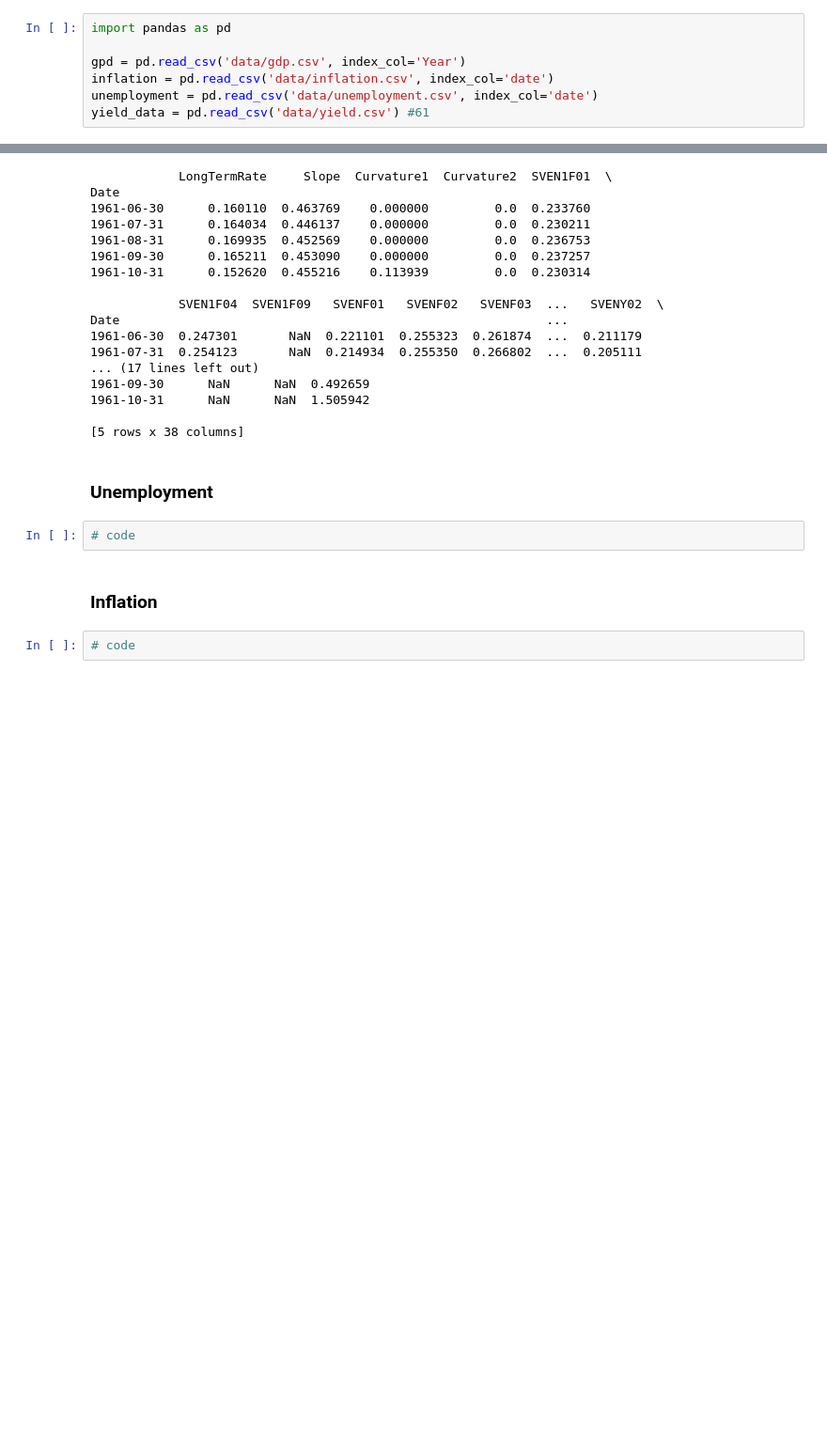
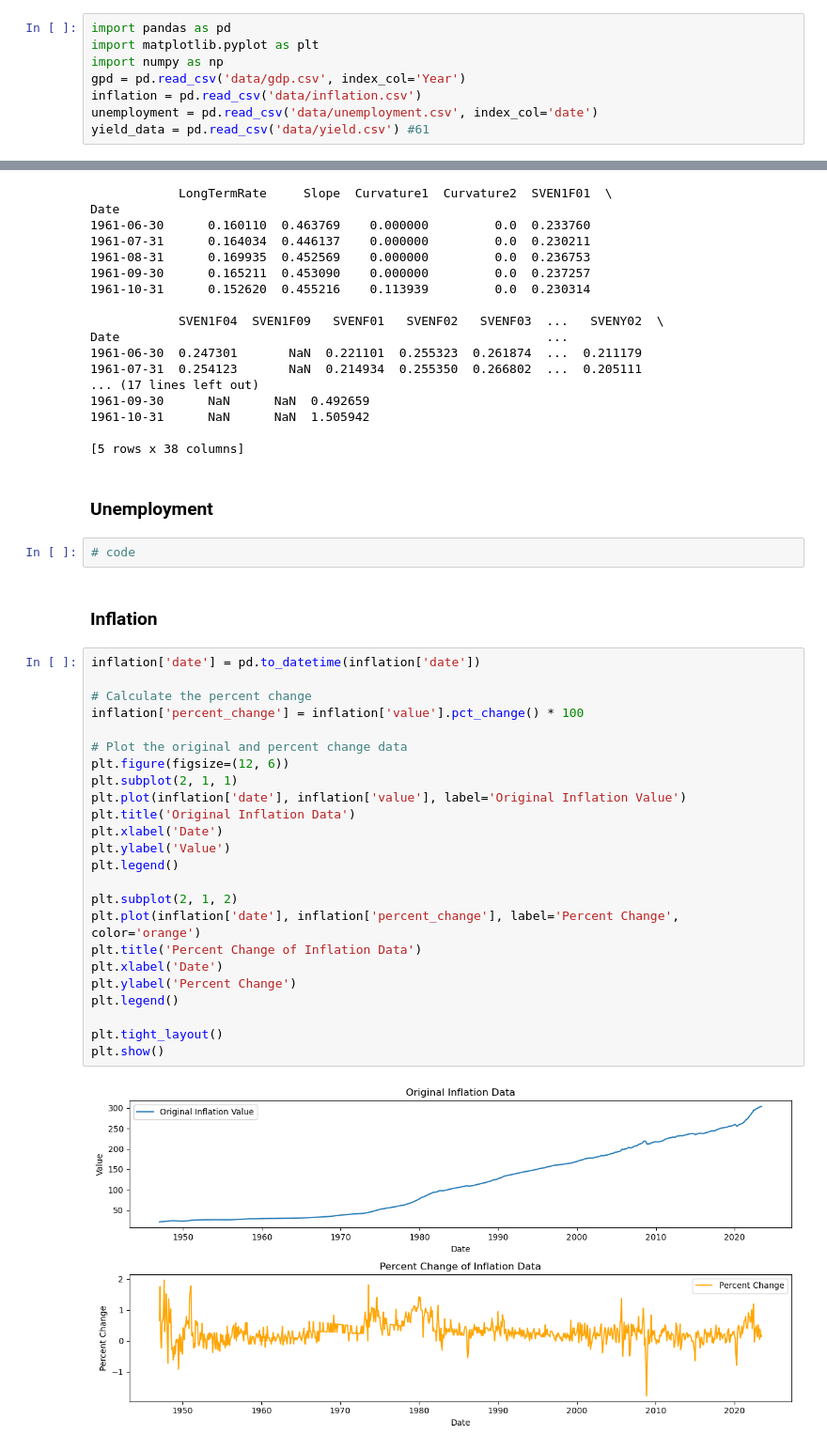
Before and after one commit to ChrisLato/AISE-4010-Project, a Jupyter notebook: preproc.ipynb, the cells around one changed output, grey strips where cells are left out. Shown at 94% size. Cells and saved outputs as stored; diff of their text form; blank space fills up the shorter version.

Commit message:
added inflation

```diff
--- a/preproc.ipynb
+++ b/preproc.ipynb
@@ -1,8 +1,9 @@
 # %%
 import pandas as pd
-
+import matplotlib.pyplot as plt
+import numpy as np
 gpd = pd.read_csv('data/gdp.csv', index_col='Year')
-inflation = pd.read_csv('data/inflation.csv', index_col='date')
+inflation = pd.read_csv('data/inflation.csv')
 unemployment = pd.read_csv('data/unemployment.csv', index_col='date')
 yield_data = pd.read_csv('data/yield.csv') #61
 # %% [markdown]
@@ -94,5 +93,29 @@ Date                                                          ...
 # code
 # %% [markdown]
 ### Inflation
-# %%
-# code
+# %%
+inflation['date'] = pd.to_datetime(inflation['date'])
+
+# Calculate the percent change
+inflation['percent_change'] = inflation['value'].pct_change() * 100
+
+# Plot the original and percent change data
+plt.figure(figsize=(12, 6))
+plt.subplot(2, 1, 1)
+plt.plot(inflation['date'], inflation['value'], label='Original Inflation Value')
+plt.title('Original Inflation Data')
+plt.xlabel('Date')
+plt.ylabel('Value')
+plt.legend()
+
+plt.subplot(2, 1, 2)
+plt.plot(inflation['date'], inflation['percent_change'], label='Percent Change', color='orange')
+plt.title('Percent Change of Inflation Data')
+plt.xlabel('Date')
+plt.ylabel('Percent Change')
+plt.legend()
+
+plt.tight_layout()
+plt.show()
+# %% [output]
+[figure, added]
```
Also changed, not shown: parts of 1 cell of this notebook.
